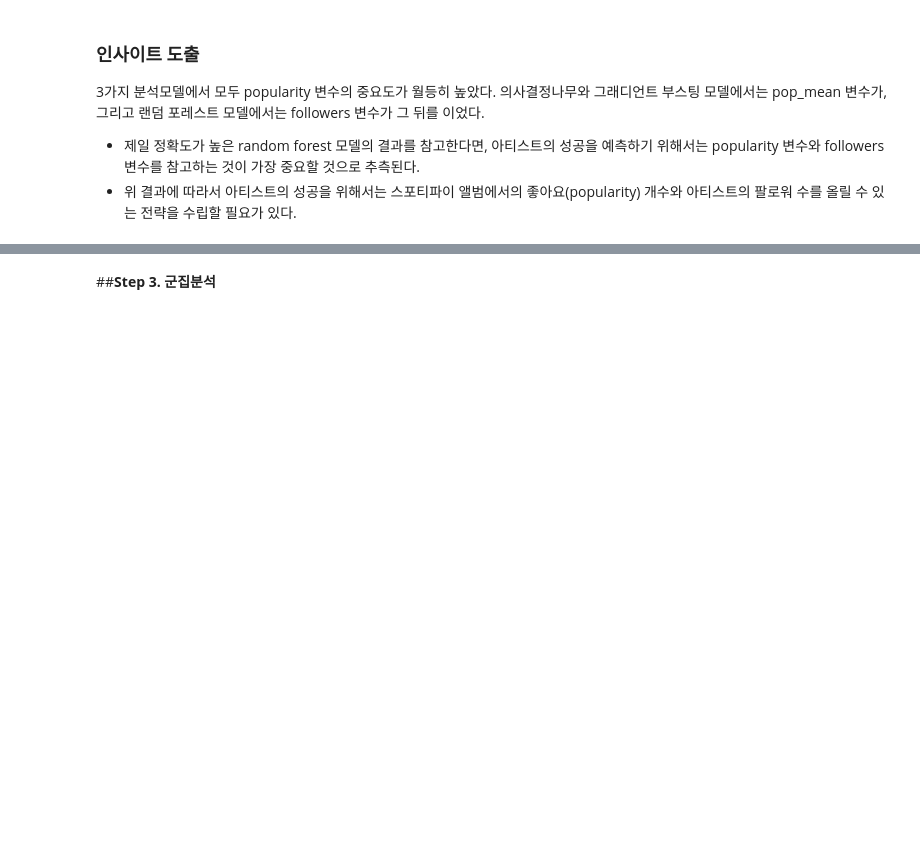
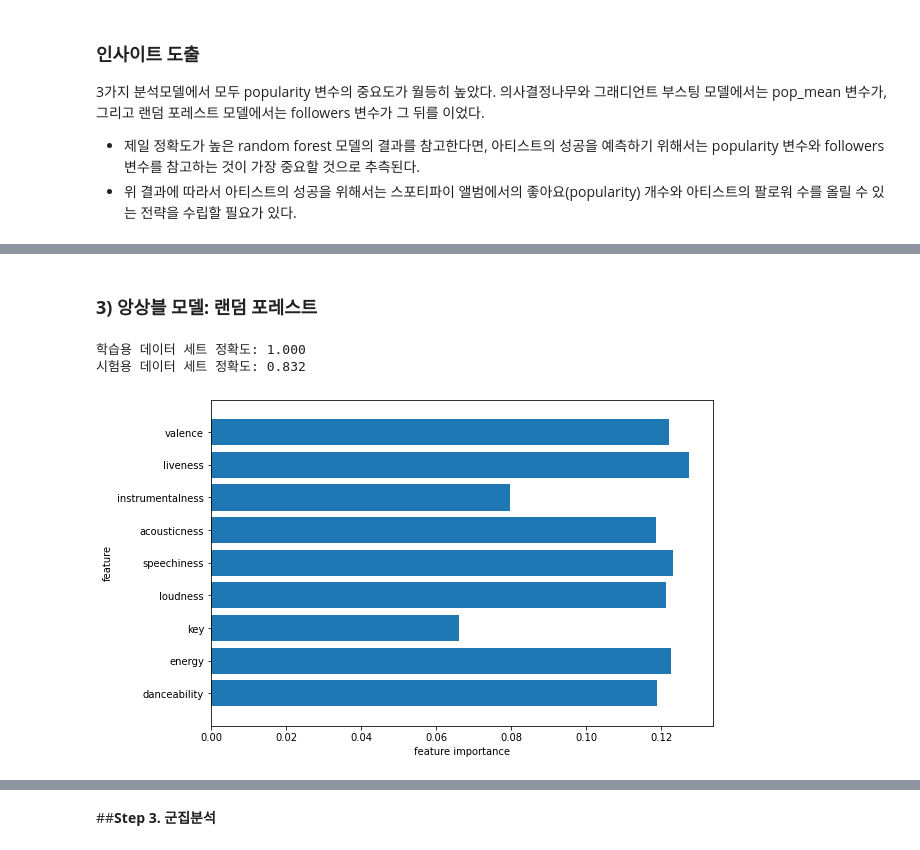
Before and after one commit to rnjsdmstj/ITB2022, a Jupyter notebook: w15_기말미니프로젝트_team12_kes.ipynb, the cells around one changed output, grey strips where cells are left out. Drawn from its saved outputs; the diff is of its cells as text; code cells hidden in the pictures; blank space fills up the shorter version.

```diff
--- a/w15_기말미니프로젝트_team12_kes.ipynb
+++ b/w15_기말미니프로젝트_team12_kes.ipynb
@@ -658,0 +889,19 @@ weighted avg       0.97      0.97      0.97      3460
+# %% [markdown]
+### **3) 앙상블 모델: 랜덤 포레스트** ###
+# %%
+from sklearn.ensemble import RandomForestClassifier
+
+# 30개 변수를 모두 이용하여 100개의 나무 생성 (정확도가 높아짐)
+forest = RandomForestClassifier(n_estimators=100, random_state=0)
+forest.fit(X_train, y_train)
+
+print("학습용 데이터 세트 정확도: {:.3f}".format(forest.score(X_train, y_train)))
+print("시험용 데이터 세트 정확도: {:.3f}".format(forest.score(X_test, y_test)))
+# %% [output]
+학습용 데이터 세트 정확도: 1.000
+시험용 데이터 세트 정확도: 0.832
+# %%
+# 단일 의사결정나무의 경우보다 많은 변수(feature)들이 사용됨
+plot_feature_importances_songs(forest)
+# %% [output]
+[figure, added]
```
Also changed, not shown: parts of 39 cells of this notebook.
